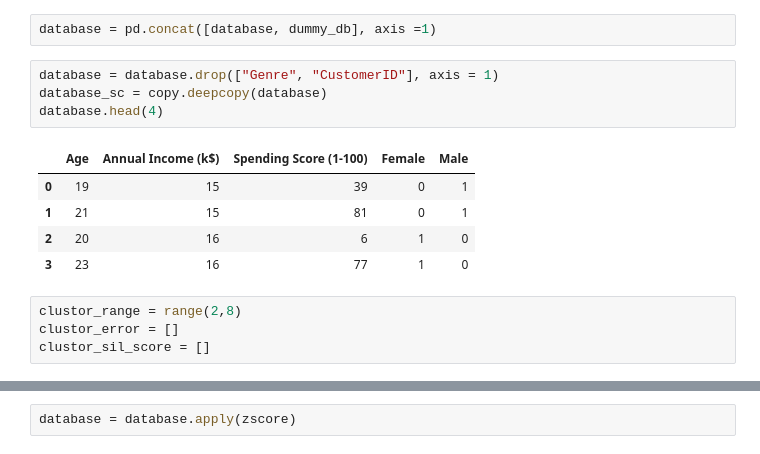
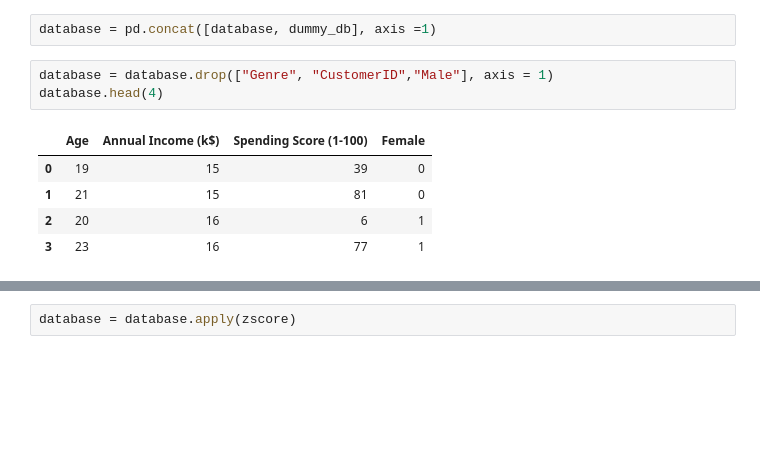
Before and after one commit to garv4gaurav/Clustering, a Jupyter notebook: 1_K_Means.ipynb, the cells around one changed output, grey strips where cells are left out. Drawn from its saved outputs; the diff is of its cells as text; blank space fills up the shorter version.

```diff
--- a/1_K_Means.ipynb
+++ b/1_K_Means.ipynb
@@ -52,16 +52,11 @@ dummy_db = pd.get_dummies(database["Genre"])
 # %%
 database = pd.concat([database, dummy_db], axis =1)
 # %%
-database = database.drop(["Genre", "CustomerID"], axis = 1)
-database_sc = copy.deepcopy(database)
+database = database.drop(["Genre", "CustomerID","Male"], axis = 1)
 database.head(4)
 # %% [output]
-|  | Age | Annual Income (k$) | Spending Score (1-100) | Female | Male |
-| 0 | 19 | 15 | 39 | 0 | 1 |
-| 1 | 21 | 15 | 81 | 0 | 1 |
-| 2 | 20 | 16 | 6 | 1 | 0 |
-| 3 | 23 | 16 | 77 | 1 | 0 |
+|  | Age | Annual Income (k$) | Spending Score (1-100) | Female |
+| 0 | 19 | 15 | 39 | 0 |
+| 1 | 21 | 15 | 81 | 0 |
+| 2 | 20 | 16 | 6 | 1 |
+| 3 | 23 | 16 | 77 | 1 |
-# %%
-clustor_range = range(2,8)
-clustor_error = []
-clustor_sil_score = []
```
Also changed, not shown: parts of 11 cells of this notebook.
